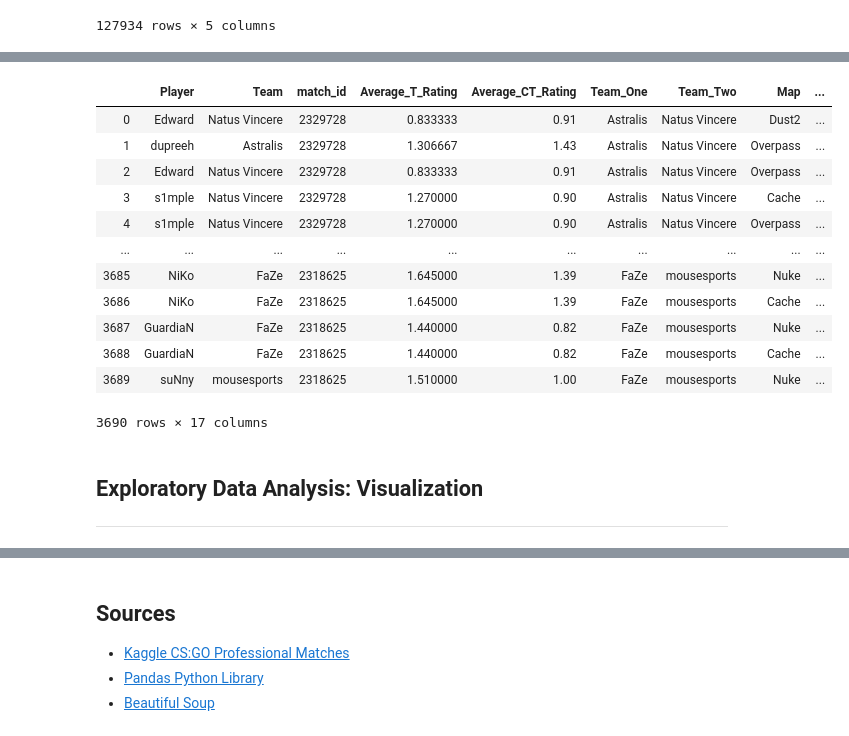
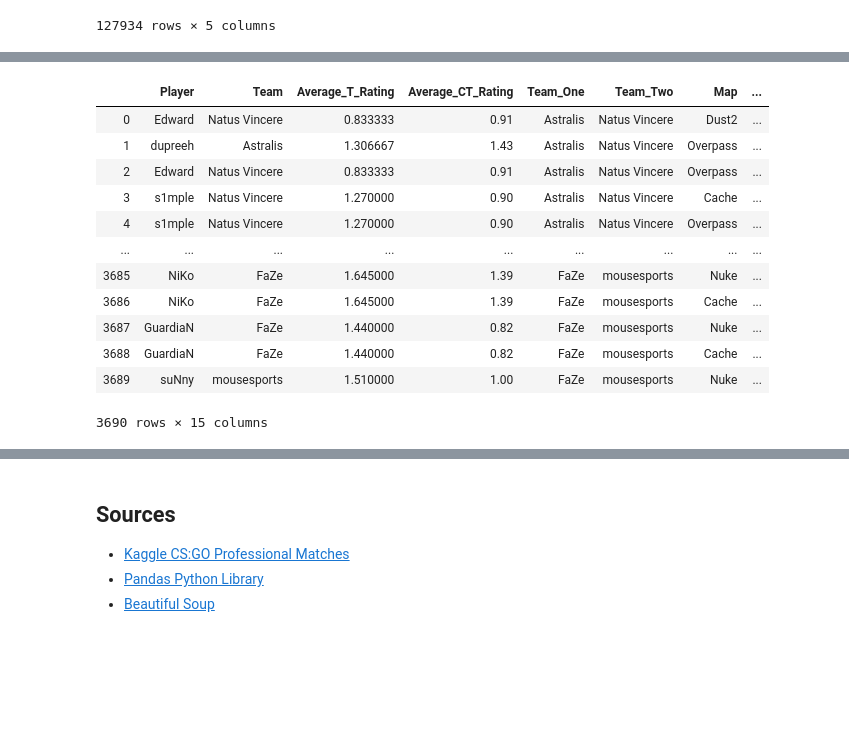
Before and after one commit to richchen11/richchen11.github.io, a Jupyter notebook: CMSC320RichardChen.ipynb, the cells around one changed output, grey strips where cells are left out. Drawn from its saved outputs; the diff is of its cells as text; code cells hidden in the pictures; blank space fills up the shorter version.

```diff
--- a/CMSC320RichardChen.ipynb
+++ b/CMSC320RichardChen.ipynb
@@ -147,22 +164,22 @@ player_df
 # %%
+# creating a new dataframe by merging
 new_df = pd.merge(player_df,df,on = 'match_id')
 new_df = new_df.sort_values(by = 'match_id', ascending = False)
 new_df = new_df.reset_index(drop = True)
+new_df = new_df.drop('match_id',1)
+new_df = new_df.drop('Year',1)
 new_df
 # %% [output]
-|  | Player | Team | match_id | Average_T_Rating | Average_CT_Rating | Team_One | Team_Two | Map | ... |
-| 0 | Edward | Natus Vincere | 2329728 | 0.833333 | 0.91 | Astralis | Natus Vincere | Dust2 | ... |
-| 1 | dupreeh | Astralis | 2329728 | 1.306667 | 1.43 | Astralis | Natus Vincere | Overpass | ... |
-| 2 | Edward | Natus Vincere | 2329728 | 0.833333 | 0.91 | Astralis | Natus Vincere | Overpass | ... |
-| 3 | s1mple | Natus Vincere | 2329728 | 1.270000 | 0.90 | Astralis | Natus Vincere | Cache | ... |
-| 4 | s1mple | Natus Vincere | 2329728 | 1.270000 | 0.90 | Astralis | Natus Vincere | Overpass | ... |
-| ... | ... | ... | ... | ... | ... | ... | ... | ... | ... |
-| 3685 | NiKo | FaZe | 2318625 | 1.645000 | 1.39 | FaZe | mousesports | Nuke | ... |
-| 3686 | NiKo | FaZe | 2318625 | 1.645000 | 1.39 | FaZe | mousesports | Cache | ... |
-| 3687 | GuardiaN | FaZe | 2318625 | 1.440000 | 0.82 | FaZe | mousesports | Nuke | ... |
-| 3688 | GuardiaN | FaZe | 2318625 | 1.440000 | 0.82 | FaZe | mousesports | Cache | ... |
-| 3689 | suNny | mousesports | 2318625 | 1.510000 | 1.00 | FaZe | mousesports | Nuke | ... |
+|  | Player | Team | Average_T_Rating | Average_CT_Rating | Team_One | Team_Two | Map | ... |
+| 0 | Edward | Natus Vincere | 0.833333 | 0.91 | Astralis | Natus Vincere | Dust2 | ... |
+| 1 | dupreeh | Astralis | 1.306667 | 1.43 | Astralis | Natus Vincere | Overpass | ... |
+| 2 | Edward | Natus Vincere | 0.833333 | 0.91 | Astralis | Natus Vincere | Overpass | ... |
+| 3 | s1mple | Natus Vincere | 1.270000 | 0.90 | Astralis | Natus Vincere | Cache | ... |
+| 4 | s1mple | Natus Vincere | 1.270000 | 0.90 | Astralis | Natus Vincere | Overpass | ... |
+| ... | ... | ... | ... | ... | ... | ... | ... | ... |
+| 3685 | NiKo | FaZe | 1.645000 | 1.39 | FaZe | mousesports | Nuke | ... |
+| 3686 | NiKo | FaZe | 1.645000 | 1.39 | FaZe | mousesports | Cache | ... |
+| 3687 | GuardiaN | FaZe | 1.440000 | 0.82 | FaZe | mousesports | Nuke | ... |
+| 3688 | GuardiaN | FaZe | 1.440000 | 0.82 | FaZe | mousesports | Cache | ... |
+| 3689 | suNny | mousesports | 1.510000 | 1.00 | FaZe | mousesports | Nuke | ... |
-3690 rows × 17 columns
+3690 rows × 15 columns
-# %% [markdown]
-## Exploratory Data Analysis: Visualization
-___
```
Also changed, not shown: parts of 11 cells of this notebook, 1 other file.
